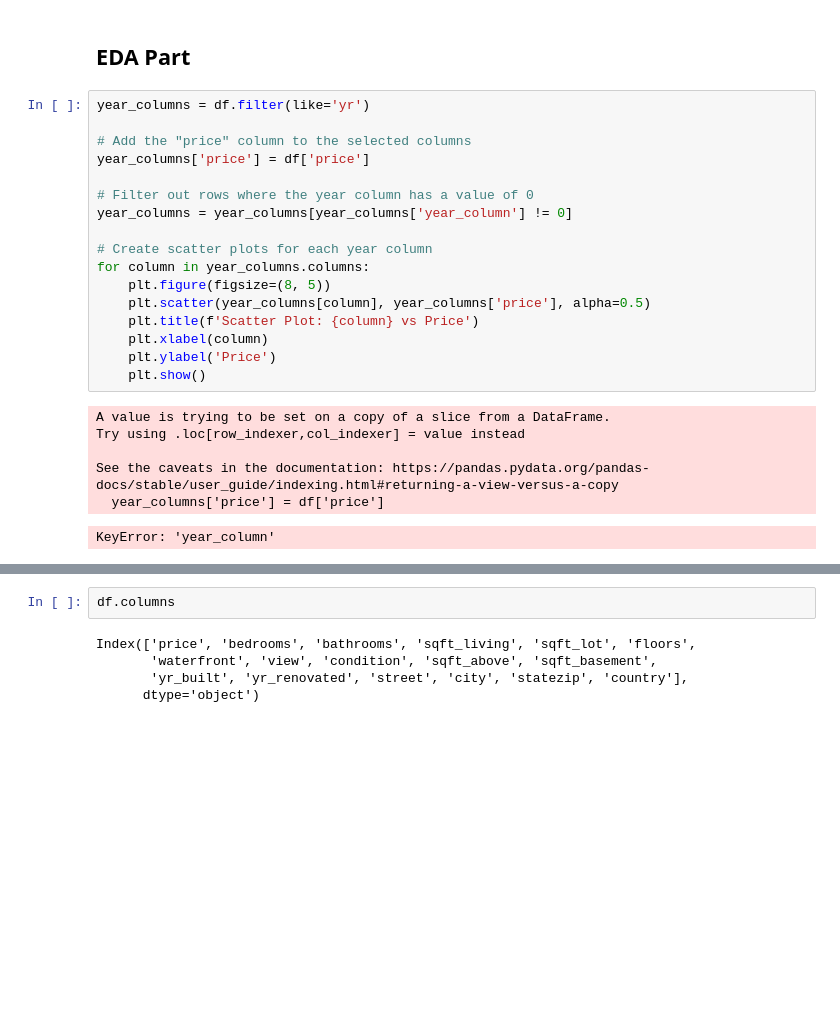
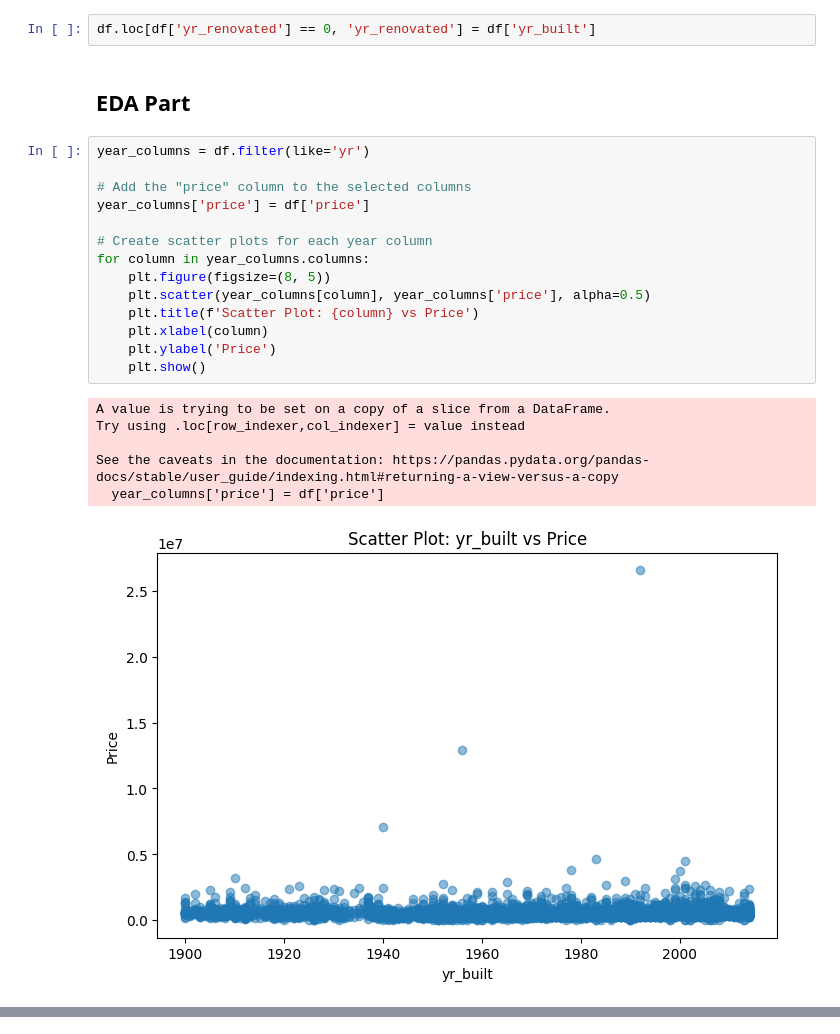
Before and after one commit to DenisSobczyk/House_Price_Prediction, a Jupyter notebook: app.ipynb, the cells around one changed output, grey strips where cells are left out. Cells and saved outputs as stored; diff of their text form; blank space fills up the shorter version.

Commit message:
EDA Year columns

```diff
--- a/app.ipynb
+++ b/app.ipynb
@@ -170,26 +172,25 @@ df.drop(columns="year", inplace=True)
+# %%
+df.loc[df['yr_renovated'] == 0, 'yr_renovated'] = df['yr_built']
 # %% [markdown]
 ## EDA Part
 # %%
 year_columns = df.filter(like='yr')
 
 # Add the "price" column to the selected columns
 year_columns['price'] = df['price']
-
-# Filter out rows where the year column has a value of 0
-year_columns = year_columns[year_columns['year_column'] != 0]
 
 # Create scatter plots for each year column
 for column in year_columns.columns:
     plt.figure(figsize=(8, 5))
     plt.scatter(year_columns[column], year_columns['price'], alpha=0.5)
     plt.title(f'Scatter Plot: {column} vs Price')
     plt.xlabel(column)
     plt.ylabel('Price')
     plt.show()
 # %% [output]
 A value is trying to be set on a copy of a slice from a DataFrame.
 Try using .loc[row_indexer,col_indexer] = value instead
 
 See the caveats in the documentation: https://pandas.pydata.org/pandas-docs/stable/user_guide/indexing.html#returning-a-view-versus-a-copy
   year_columns['price'] = df['price']
-KeyError: 'year_column'
+[figure, added]
@@ -196,7 +198,0 @@ KeyError: 'year_column'
-# %%
-df.columns
-# %% [output]
-Index(['price', 'bedrooms', 'bathrooms', 'sqft_living', 'sqft_lot', 'floors',
-       'waterfront', 'view', 'condition', 'sqft_above', 'sqft_basement',
-       'yr_built', 'yr_renovated', 'street', 'city', 'statezip', 'country'],
-      dtype='object')
```
Also changed, not shown: parts of 6 cells of this notebook.
